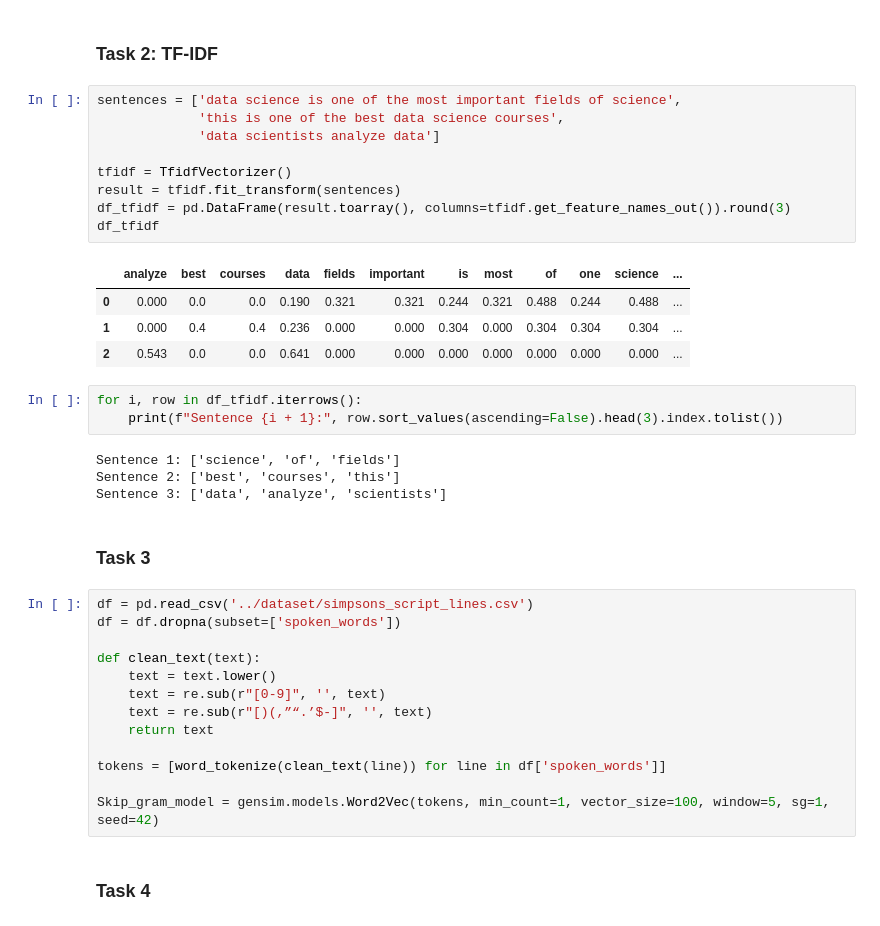
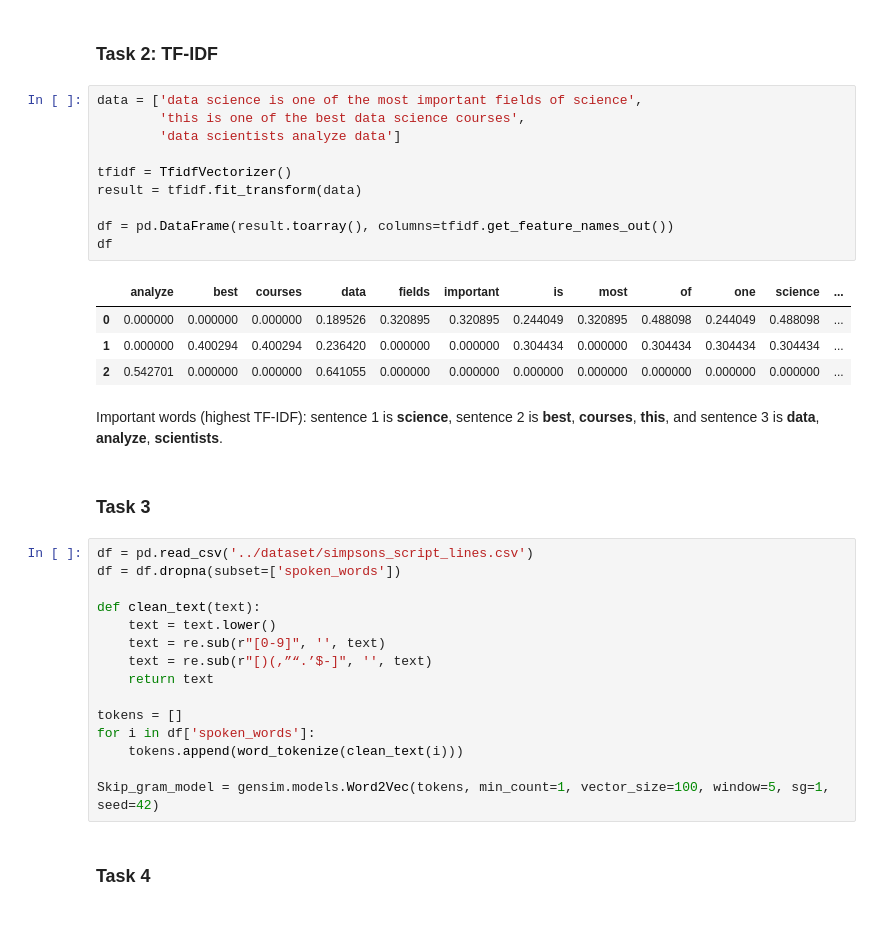
Before and after one commit to ImSleepingHere/NLP_Labs, a Jupyter notebook: NLP_Lab5/Lab5-Solved/Lab5_Solved.ipynb, the cells around one changed output. Saved outputs shown, nothing was run; the diff lists cells and outputs as text.

```diff
--- a/NLP_Lab5/Lab5-Solved/Lab5_Solved.ipynb
+++ b/NLP_Lab5/Lab5-Solved/Lab5_Solved.ipynb
@@ -35,26 +39,23 @@ Sentences 1 and 4 are identical (1.0) because they contain the same words; sente
 # %% [markdown]
 ### Task 2: TF-IDF
 # %%
-sentences = ['data science is one of the most important fields of science',
-             'this is one of the best data science courses',
-             'data scientists analyze data']
+data = ['data science is one of the most important fields of science',
+        'this is one of the best data science courses',
+        'data scientists analyze data']
 
 tfidf = TfidfVectorizer()
-result = tfidf.fit_transform(sentences)
-df_tfidf = pd.DataFrame(result.toarray(), columns=tfidf.get_feature_names_out()).round(3)
-df_tfidf
+result = tfidf.fit_transform(data)
+
+df = pd.DataFrame(result.toarray(), columns=tfidf.get_feature_names_out())
+df
 # %% [output]
 |  | analyze | best | courses | data | fields | important | is | most | of | one | science | ... |
-| 0 | 0.000 | 0.0 | 0.0 | 0.190 | 0.321 | 0.321 | 0.244 | 0.321 | 0.488 | 0.244 | 0.488 | ... |
-| 1 | 0.000 | 0.4 | 0.4 | 0.236 | 0.000 | 0.000 | 0.304 | 0.000 | 0.304 | 0.304 | 0.304 | ... |
-| 2 | 0.543 | 0.0 | 0.0 | 0.641 | 0.000 | 0.000 | 0.000 | 0.000 | 0.000 | 0.000 | 0.000 | ... |
+| 0 | 0.000000 | 0.000000 | 0.000000 | 0.189526 | 0.320895 | 0.320895 | 0.244049 | 0.320895 | 0.488098 | 0.244049 | 0.488098 | ... |
+| 1 | 0.000000 | 0.400294 | 0.400294 | 0.236420 | 0.000000 | 0.000000 | 0.304434 | 0.000000 | 0.304434 | 0.304434 | 0.304434 | ... |
+| 2 | 0.542701 | 0.000000 | 0.000000 | 0.641055 | 0.000000 | 0.000000 | 0.000000 | 0.000000 | 0.000000 | 0.000000 | 0.000000 | ... |
-# %%
-for i, row in df_tfidf.iterrows():
-    print(f"Sentence {i + 1}:", row.sort_values(ascending=False).head(3).index.tolist())
-# %% [output]
-Sentence 1: ['science', 'of', 'fields']
-Sentence 2: ['best', 'courses', 'this']
-Sentence 3: ['data', 'analyze', 'scientists']
+# %% [markdown]
+Important words (highest TF-IDF): sentence 1 is **science**, sentence 2 is **best**, **courses**, **this**,
+and sentence 3 is **data**, **analyze**, **scientists**.
 # %% [markdown]
 ### Task 3
 # %%
@@ -67,7 +68,9 @@ def clean_text(text):
     text = re.sub(r"[)(,”“.’$-]", '', text)
     return text
 
-tokens = [word_tokenize(clean_text(line)) for line in df['spoken_words']]
+tokens = []
+for i in df['spoken_words']:
+    tokens.append(word_tokenize(clean_text(i)))
 
 Skip_gram_model = gensim.models.Word2Vec(tokens, min_count=1, vector_size=100, window=5, sg=1, seed=42)
 # %% [markdown]
```
Also changed, not shown: parts of 2 cells of this notebook, 4 other files.
